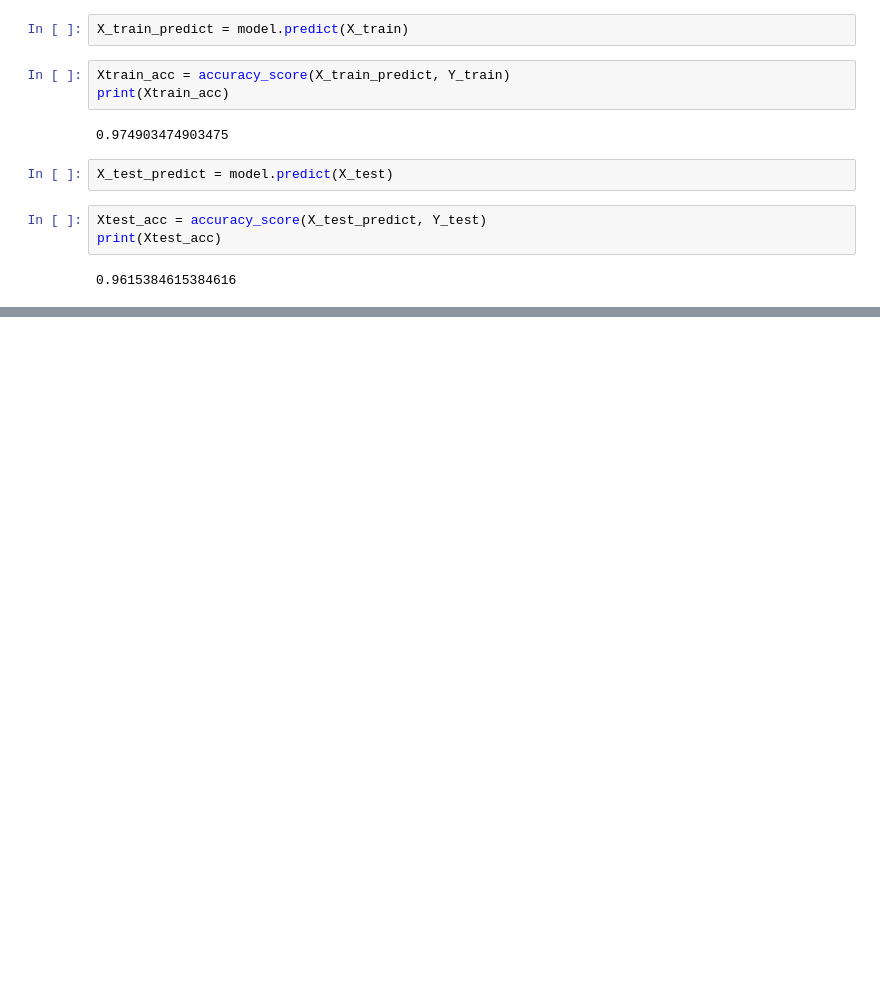
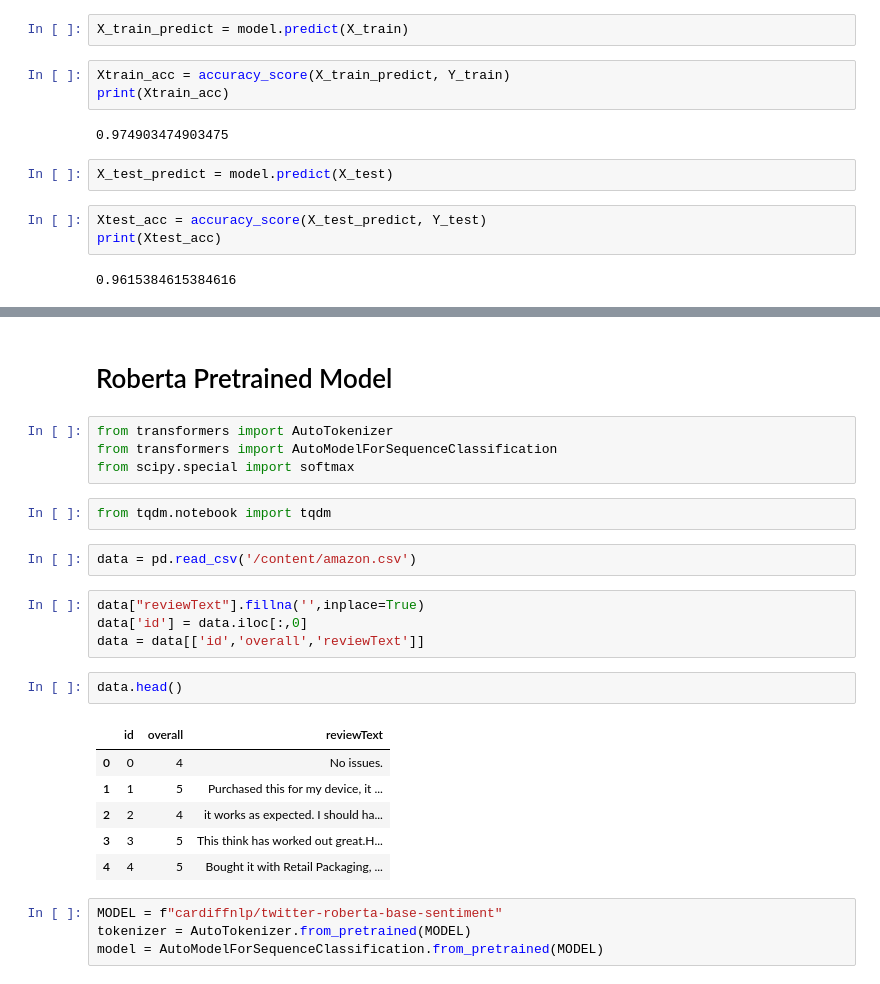
Before and after one commit to wama-nigam/SentimentAnalysis, a Jupyter notebook: Sentiment_analysis.ipynb, the cells around one changed output, grey strips where cells are left out. Drawn from its saved outputs; the diff is of its cells as text; blank space fills up the shorter version.

```diff
--- a/Sentiment_analysis.ipynb
+++ b/Sentiment_analysis.ipynb
@@ -229,0 +256,27 @@ print(Xtest_acc)
+# %% [markdown]
+# Roberta Pretrained Model
+# %%
+from transformers import AutoTokenizer
+from transformers import AutoModelForSequenceClassification
+from scipy.special import softmax
+# %%
+from tqdm.notebook import tqdm
+# %%
+data = pd.read_csv('/content/amazon.csv')
+# %%
+data["reviewText"].fillna('',inplace=True)
+data['id'] = data.iloc[:,0]
+data = data[['id','overall','reviewText']]
+# %%
+data.head()
+# %% [output]
+|  | id | overall | reviewText |
+| 0 | 0 | 4 | No issues. |
+| 1 | 1 | 5 | Purchased this for my device, it ... |
+| 2 | 2 | 4 | it works as expected. I should ha... |
+| 3 | 3 | 5 | This think has worked out great.H... |
+| 4 | 4 | 5 | Bought it with Retail Packaging, ... |
+# %%
+MODEL = f"cardiffnlp/twitter-roberta-base-sentiment"
+tokenizer = AutoTokenizer.from_pretrained(MODEL)
+model = AutoModelForSequenceClassification.from_pretrained(MODEL)
```
Also changed, not shown: parts of 29 cells of this notebook.
